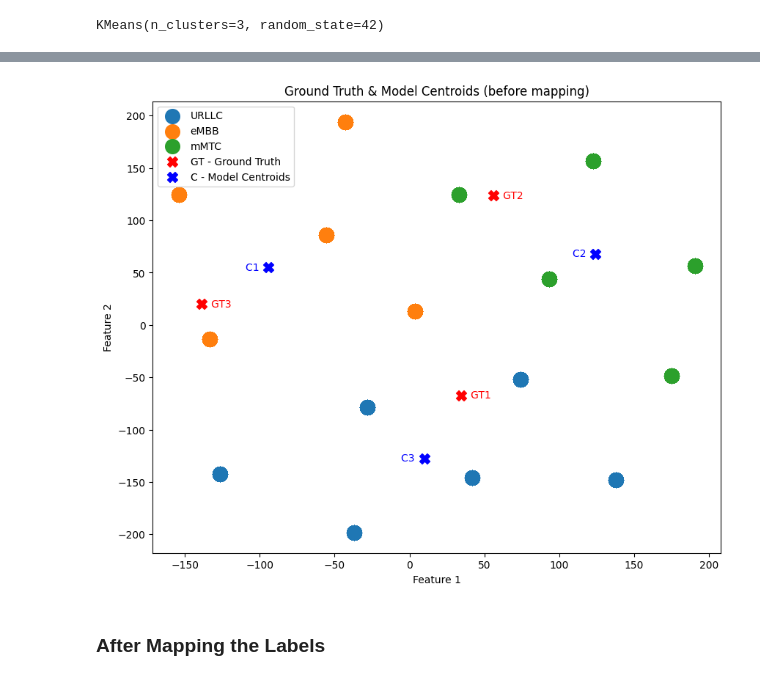
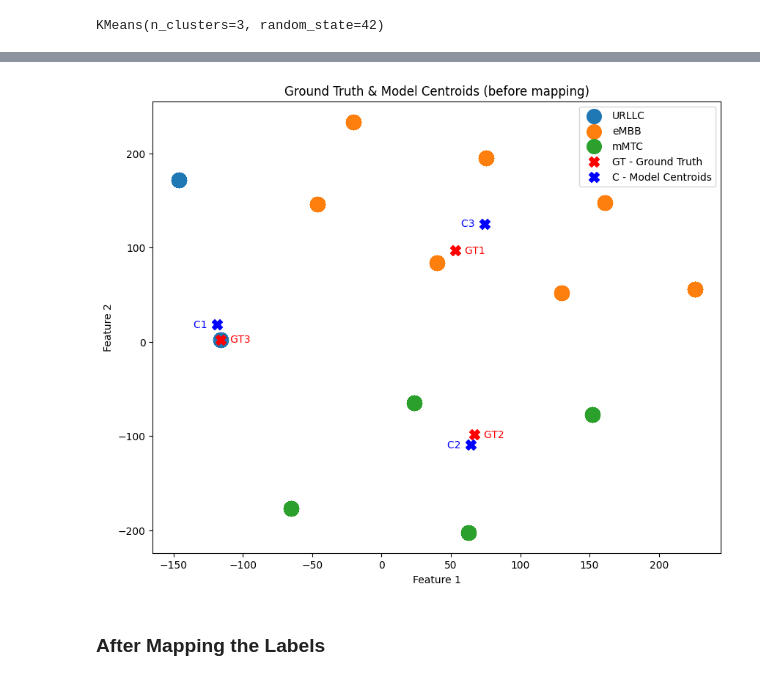
Before and after one commit to sujeshpadhi91/Network-Slicing-with-ML, a Jupyter notebook: Notebooks/Exp12 - Slice_Identification_SemiSupML_undersampling_tsne.ipynb, the cells around one changed output, grey strips where cells are left out. Saved outputs shown, nothing was run; the diff lists cells and outputs as text; code cells hidden in the pictures.

```diff
--- a/Notebooks/Exp12 - Slice_Identification_SemiSupML_undersampling_tsne.ipynb
+++ b/Notebooks/Exp12 - Slice_Identification_SemiSupML_undersampling_tsne.ipynb
@@ -742,3 +733,7 @@ plt.show()
 print(b)
 # %% [output]
 42
+# %%
+# Get the column names from the original DataFrame
+X_unlabelled_column_names = X_unlabelled.columns.tolist()
+X_unlabelled_column_names
@@ -880,3 +909,28 @@ len(kmeans_model_labels_aligned)
 np.unique(kmeans_model_labels_aligned)
 # %% [output]
 array([1, 2, 3], dtype=int32)
+# %%
+from collections import Counter
+
+# Original labels (true labels) corresponding to X_train
+# true_labels = np.array([...])  # Replace with your original labels array
+true_labels = np.array(y_train)  # Replace with your original labels array
+
+# Create a mapping from KMeans cluster labels to the original labels
+label_mapping = {}
+
+for cluster in np.unique(kmeans_model_labels_aligned):
+    # Get the indices of data points that belong to the current cluster
+    cluster_indices = np.where(kmeans_model_labels_aligned == cluster)[0]
+
+    # Get the true labels of these data points
+    cluster_true_labels = true_labels[cluster_indices]
+
+    # Find the most common true label in this cluster
+    most_common_label = Counter(cluster_true_labels).most_common(1)[0][0]
+
+    # Map the KMeans label to this most common true label
+    label_mapping[cluster] = most_common_label
+
+# Now label_mapping will give you the correct label for each KMeans cluster
+print(label_mapping)
@@ -1002,18 +1058,18 @@ dtype: object
 # Plot the scatter plot with different colors for the training data
 plt.figure(figsize=(10, 8))
 # comeback to fix data
-slice_types = data_labelled['slice Type'].unique();
+slice_types = data_unlabelled['slice Type'].unique();
 for slice_type in slice_types:
     cluster_data_train = X_train_with_cluster_labels[X_train_with_cluster_labels['cluster_label'] == slice_type]
-    plt.scatter(cluster_data_train[data.columns[0]], cluster_data_train[data.columns[1]], s=200, label=slice_type)
+    plt.scatter(cluster_data_train[data_unlabelled.columns[0]], cluster_data_train[data_unlabelled.columns[1]], s=200, label=slice_type)
 
 # Plot the Model Centroids
 plt.scatter(kmeans_model_centroids[:, 0], kmeans_model_centroids[:, 1], marker='X', s=100, color='blue', label='C - Model Centroids')
 for i, centroid in enumerate(kmeans_model_centroids):
     plt.text(centroid[0], centroid[1], f'C{i+1}   ', color='blue', fontsize=10, ha='right', va='center')
 
-plt.xlabel(data.columns[0])
-plt.ylabel(data.columns[1])
+plt.xlabel(data_unlabelled.columns[0])
+plt.ylabel(data_unlabelled.columns[1])
 plt.title('Model Centroids and Training Data Distribution')
 plt.legend()
 # plt.xlim(-150, 150)  # Set your desired x-axis range
@@ -1160,32 +1216,32 @@ array([[ -94.11393 ,   54.874706],
 # %%
 # Plot the scatter plot with different colors for the training data
 plt.figure(figsize=(10, 8))
 
 # for cluster in range(1, len(np.unique(kmeans_model_labels_aligned))+1):
-slice_types = np.unique(data_labelled['slice Type']);
+slice_types = np.unique(data_unlabelled['slice Type']);
 for slice_type in slice_types:
     cluster_data_train = X_train_with_cluster_labels[X_train_with_cluster_labels['cluster_label'] == slice_type]
-    plt.scatter(cluster_data_train[data.columns[0]], cluster_data_train[data.columns[1]], s=200, label=slice_type)
+    plt.scatter(cluster_data_train[data_unlabelled.columns[0]], cluster_data_train[data_unlabelled.columns[1]], s=200, label=slice_type)
 
 # Plot the Ground Truth Centroids
 plt.scatter(GT_centroids[:, 0], GT_centroids[:, 1], marker='X', s=100, color='red', label='GT - Ground Truth')
 for i, centroid in enumerate(GT_centroids):
     plt.text(centroid[0], centroid[1], f'   GT{i+1}', color='red', fontsize=10, ha='left', va='center')
 
 # Plot the Model Centroids
 plt.scatter(kmeans_model_centroids[:, 0], kmeans_model_centroids[:, 1], marker='X', s=100, color='blue', label='C - Model Centroids')
 for i, centroid in enumerate(kmeans_model_centroids):
     plt.text(centroid[0], centroid[1], f'C{i+1}   ', color='blue', fontsize=10, ha='right', va='center')
 
-plt.xlabel(data.columns[0])
-plt.ylabel(data.columns[1])
+plt.xlabel(data_unlabelled.columns[0])
+plt.ylabel(data_unlabelled.columns[1])
 plt.title('Ground Truth & Model Centroids (before mapping)')
 plt.legend()
 # plt.xlim(-150, 150)  # Set your desired x-axis range
 # plt.ylim(-150, 150)  # Set your desired y-axis range
 plt.show()
 # %% [output]
-[figure, old version]
+[figure, new version]
 # %% [markdown]
 ### **After Mapping the Labels**
 # %%
```
Also changed, not shown: parts of 93 cells of this notebook, 1 other file.
